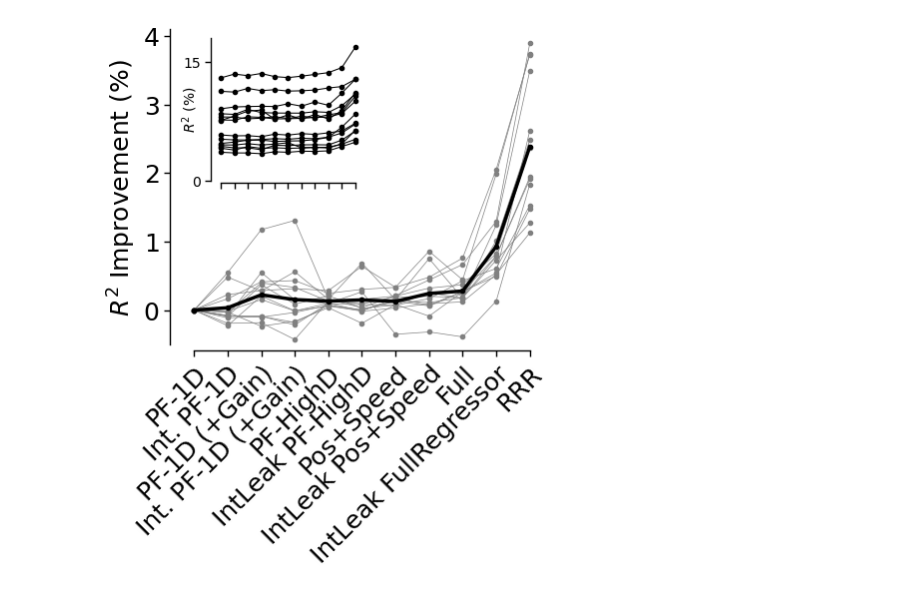
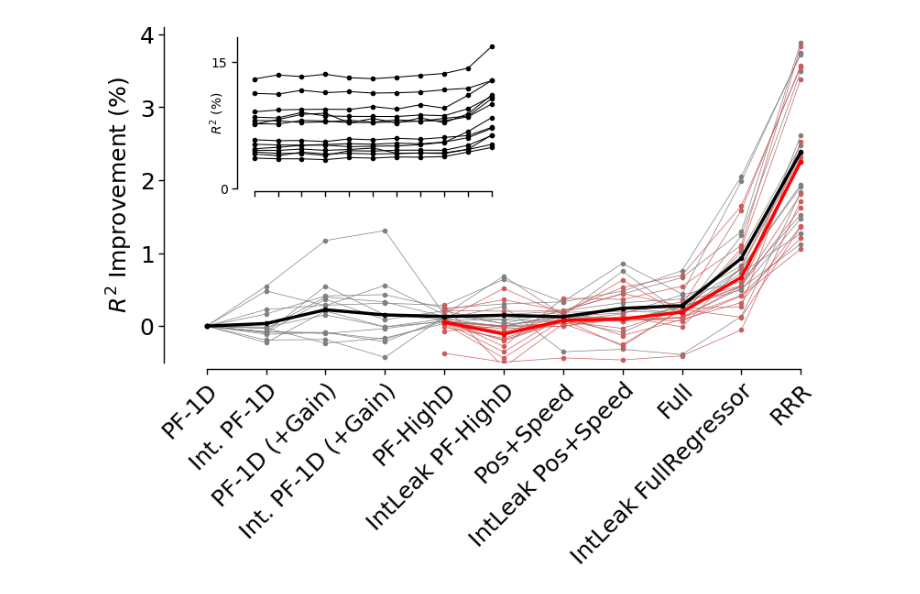
Before and after one commit to landoskape/vrAnalysis, a Jupyter notebook: dimensionality_manuscript/dim_regression_figures.ipynb, the cells around one changed output. Drawn from its saved outputs; the diff is of its cells as text; code cells hidden in the pictures.

```diff
--- a/dimensionality_manuscript/dim_regression_figures.ipynb
+++ b/dimensionality_manuscript/dim_regression_figures.ipynb
@@ -83,6 +97,16 @@ MODEL_NAMES: list[ModelName] = [
     "fullregressor",  # 11
     "fullregressor_leak",  # 12
     "rrr",  # 13
+    "rbfpos_decoder_only_no_intercept",  # 14
+    "rbfpos_no_intercept",  # 15
+    "rbfpos_leak_no_intercept",  # 16
+    "pos_speed_decoder_only_no_intercept",  # 17
+    "pos_speed_no_intercept",  # 18
+    "pos_speed_leak_no_intercept",  # 19
+    "fullregressor_decoder_only_no_intercept",  # 20
+    "fullregressor_no_intercept",  # 21
+    "fullregressor_leak_no_intercept",  # 22
+    "rrr_no_intercept",  # 23
 ]
 models = [get_model(model_name, registry) for model_name in MODEL_NAMES]
 
@@ -111,51 +135,58 @@ for imodel, model_name in enumerate(MODEL_NAMES):
 
 relative_scores = 100 * (avg_scores - avg_scores[0])
 # %%
-idx_keep = [0, 1, 2, 3, 4, 6, 7, 9, 10, 12, -1]
+idx_keep = [0, 1, 2, 3, 4, 6, 7, 9, 10, 12, 13]
+idx_alternate = [14, 16, 17, 19, 20, 22, 23]
+xpos_alternate = [4, 6, 7, 9, 10, 12, 13]
 ylims_improvement = [-0.5, 4.1]
 ylims_r2 = [0, 18]
 num_keep = len(idx_keep)
 for ishow in [num_keep]:  # range(num_keep): #[0, num_keep]: #range(num_keep):
     idx_show = idx_keep[: ishow + 1]
+    xvals_show = range(len(idx_show))
+    xvals_map = {idx: x for idx, x in zip(idx_show, xvals_show)}
+    xvals_alternate = [xvals_map[idx] for idx in xpos_alternate]
     names = [short_model_name(MODEL_NAMES[i]) for i in idx_keep]
 
-    fig, ax = plt.subplots(1, 1, figsize=(4.5, 5.5), layout="constrained")
+    fig, ax = plt.subplots(1, 1, figsize=(8, 6), layout="constrained")
     ax.plot(range(len(idx_show)), relative_scores[idx_show], color="gray", linewidth=0.5, marker=".")
+    ax.plot(xvals_alternate, relative_scores[idx_alternate], color="indianred", linewidth=0.5, marker=".")
     ax.plot(range(len(idx_show)), np.mean(relative_scores[idx_show], axis=1), color="k", linewidth=2.5, marker=".")
+    ax.plot(xvals_alternate, np.mean(relative_scores[idx_alternate], axis=1), color="red", linewidth=2.5, marker=".")
     ax.set_xlim(-0.5, len(idx_keep) - 0.5)
     ax.set_ylim(ylims_improvement)
     format_spines(ax, x_pos=-0.02, y_pos=-0.02, xbounds=(0, len(idx_show) - 1), ybounds=ylims_improvement)
     ax.set_xticks(range(len(idx_keep)), labels=names, rotation=45, rotation_mode="anchor", ha="right")
     ax.set_ylabel("$R^2$ Improvement (%)")
 
     for itick, tick in enumerate(ax.xaxis.get_major_ticks()):
         if itick < len(idx_show):
             tick.tick1line.set_alpha(1.0)
             tick.tick2line.set_alpha(1.0)
         else:
             tick.tick1line.set_alpha(0.0)
             tick.tick2line.set_alpha(0.0)
 
     for ibl, lbl in enumerate(ax.get_xticklabels()):
         if ibl < len(idx_show):
             lbl.set_alpha(1.0)
         else:
             lbl.set_alpha(0.0)
 
     inset = ax.inset_axes([0.1, 0.52, 0.4, 0.45])
     inset.plot(range(len(idx_show)), 100 * avg_scores[idx_show], color="k", linewidth=0.75, marker=".")
     inset.set_xticks(range(len(idx_show)), labels=[], rotation=45, rotation_mode="anchor", ha="right")
     inset.set_xlim(-0.5, len(idx_keep) - 0.5)
     inset.set_ylim(ylims_r2)
     format_spines(inset, x_pos=-0.02, y_pos=-0.02, xbounds=(0, len(idx_show) - 1), ybounds=ylims_r2)
     inset.set_yticks([0, 15], labels=[0, 15], fontsize=10)
     inset.set_ylabel("$R^2$ (%)", fontsize=10, labelpad=-12)
 
     figure_path = registry.registry_paths.figure_path / "model_performance" / f"model_performance_r2_{ishow}"
     # save_figure(fig, figure_path)
     plt.show()
 # %% [output]
-[figure, old version]
+[figure, new version]
 # %%
 # Hyperparameters in models
 MODEL_NAMES: list[ModelName] = [
```
Also changed, not shown: parts of 1 cell of this notebook, 4 other files.
